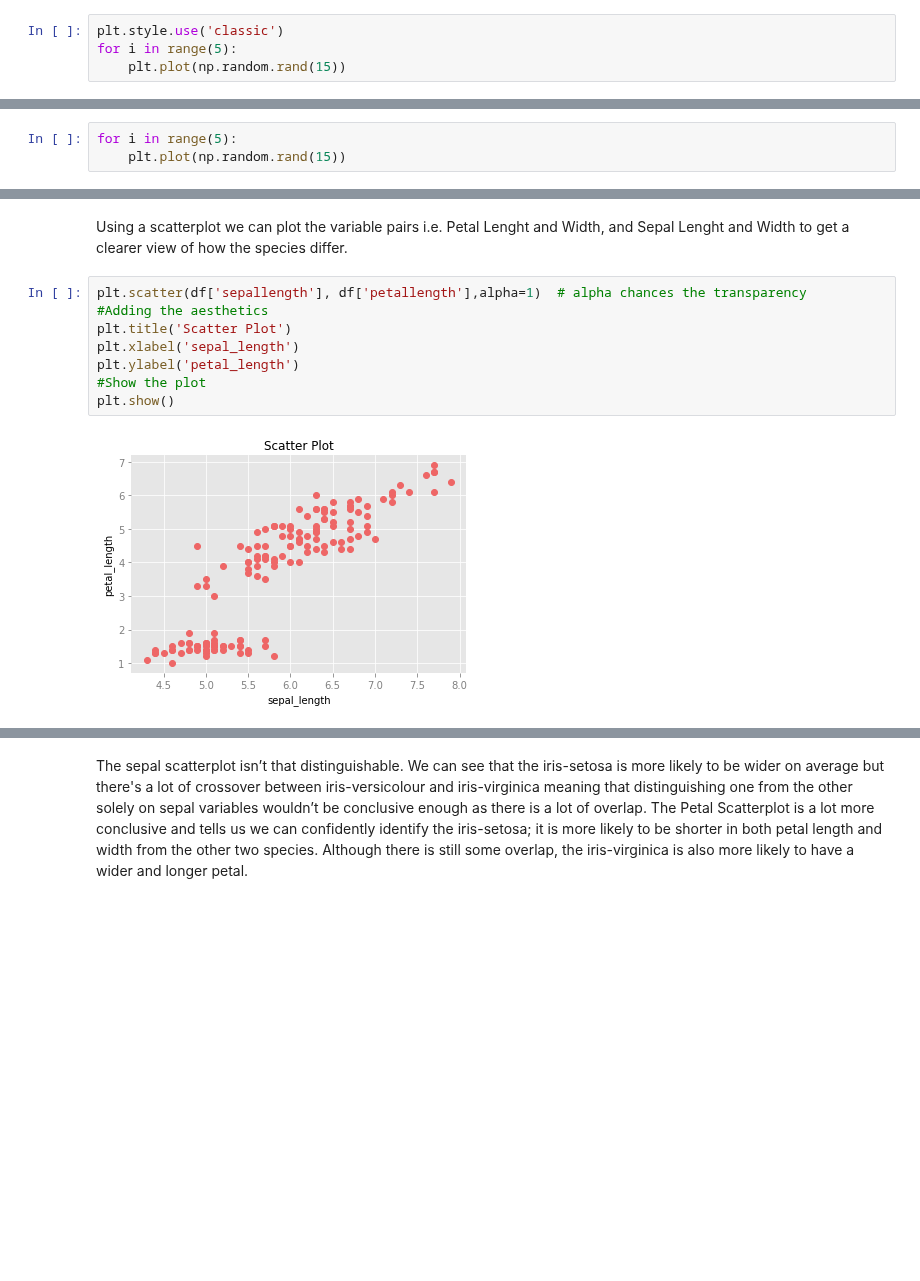
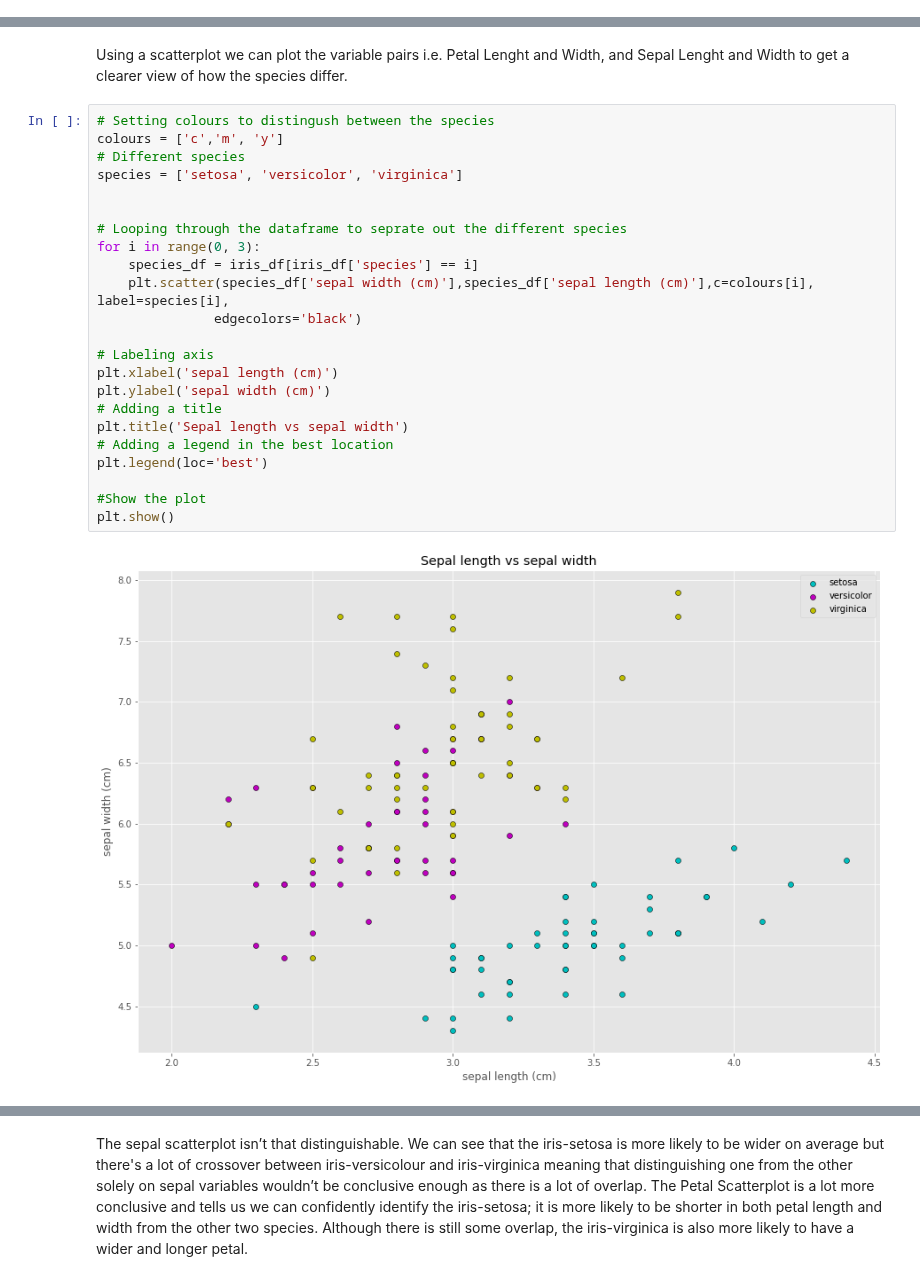
Before and after one commit to kmcd14/FofData-assessment, a Jupyter notebook: pyplot.ipynb, the cells around one changed output, grey strips where cells are left out. Cells and saved outputs as stored; diff of their text form; blank space fills up the shorter version.

```diff
--- a/pyplot.ipynb
+++ b/pyplot.ipynb
@@ -436,7 +437,3 @@ ax.plot(x, x+16, color="purple", lw=1, ls='-', marker='s', markersize=8,
         markerfacecolor="yellow", markeredgewidth=3, markeredgecolor="green");
 # %% [output]
 [figure]
-# %%
-plt.style.use('classic')
-for i in range(5):
-    plt.plot(np.random.rand(15))
@@ -458,3 +439,0 @@ https://jakevdp.github.io/PythonDataScienceHandbook/04.11-settings-and-styleshee
-# %%
-for i in range(5):
-    plt.plot(np.random.rand(15))
@@ -497,13 +490,28 @@ df['class'].count()
 150
 # %% [markdown]
 Using a scatterplot we can plot the variable pairs i.e. Petal Lenght and Width, and Sepal Lenght and Width to get a clearer view of how the species differ.
-# %%
-plt.scatter(df['sepallength'], df['petallength'],alpha=1)  # alpha chances the transparency
-#Adding the aesthetics
-plt.title('Scatter Plot')
-plt.xlabel('sepal_length')
-plt.ylabel('petal_length')
-#Show the plot
-plt.show()
-# %% [output]
-[figure, removed]
+# %%
+# Setting colours to distingush between the species
+colours = ['c','m', 'y']
+# Different species
+species = ['setosa', 'versicolor', 'virginica']
+
+
+# Looping through the dataframe to seprate out the different species
+for i in range(0, 3):
+    species_df = iris_df[iris_df['species'] == i]
+    plt.scatter(species_df['sepal width (cm)'],species_df['sepal length (cm)'],c=colours[i], label=species[i],
+               edgecolors='black')
+
+# Labeling axis
+plt.xlabel('sepal length (cm)')
+plt.ylabel('sepal width (cm)')
+# Adding a title
+plt.title('Sepal length vs sepal width')
+# Adding a legend in the best location
+plt.legend(loc='best')
+
+#Show the plot
+plt.show()
+# %% [output]
+[figure, added]
```
Also changed, not shown: parts of 17 cells of this notebook.
